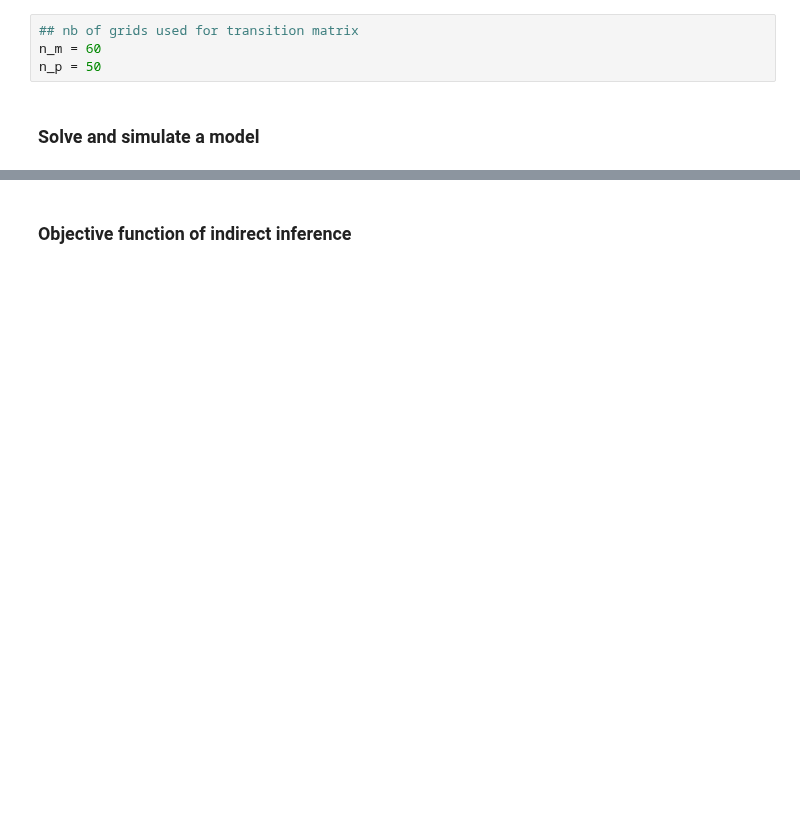
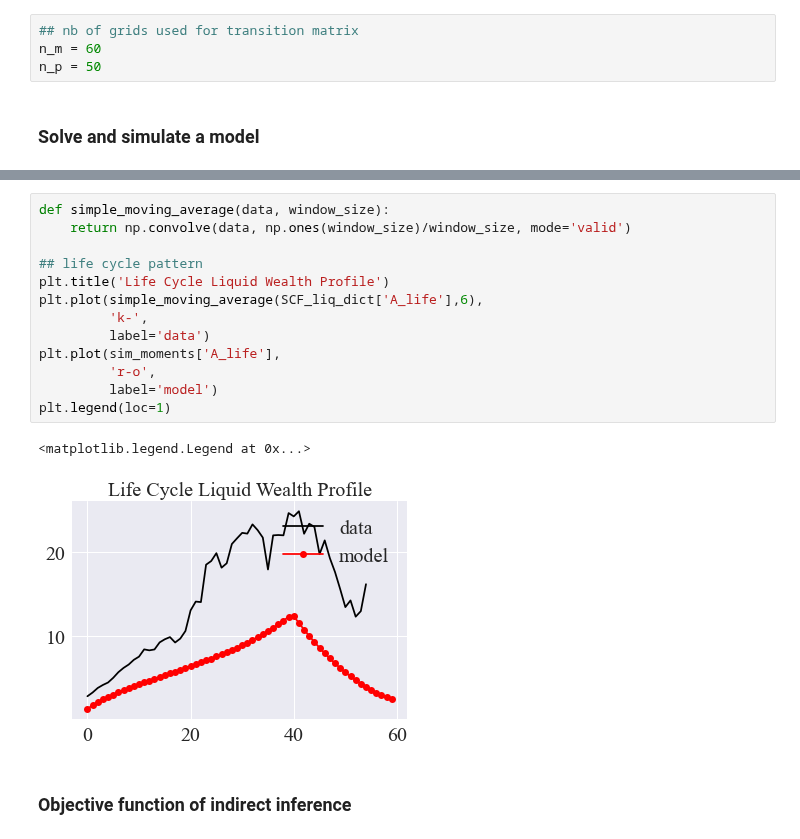
Before and after one commit to iworld1991/PIR, a Jupyter notebook: WorkingFolder/PythonCode/OLG-PE-Estimation.ipynb, the cells around one changed output, grey strips where cells are left out. Saved outputs shown, nothing was run; the diff lists cells and outputs as text; blank space fills up the shorter version.

```diff
--- a/WorkingFolder/PythonCode/OLG-PE-Estimation.ipynb
+++ b/WorkingFolder/PythonCode/OLG-PE-Estimation.ipynb
@@ -1008,3 +1215,19 @@ ax.legend(loc=1)
+# %%
+def simple_moving_average(data, window_size):
+    return np.convolve(data, np.ones(window_size)/window_size, mode='valid')
+
+## life cycle pattern
+plt.title('Life Cycle Liquid Wealth Profile')
+plt.plot(simple_moving_average(SCF_liq_dict['A_life'],6),
+         'k-',
+         label='data')
+plt.plot(sim_moments['A_life'],
+         'r-o',
+         label='model')
+plt.legend(loc=1)
+# %% [output]
+<matplotlib.legend.Legend at 0x...>
+[figure, added]
 # %% [markdown]
 ### Objective function of indirect inference
 # %%
```
Also changed, not shown: parts of 21 cells of this notebook, 1 other file.
